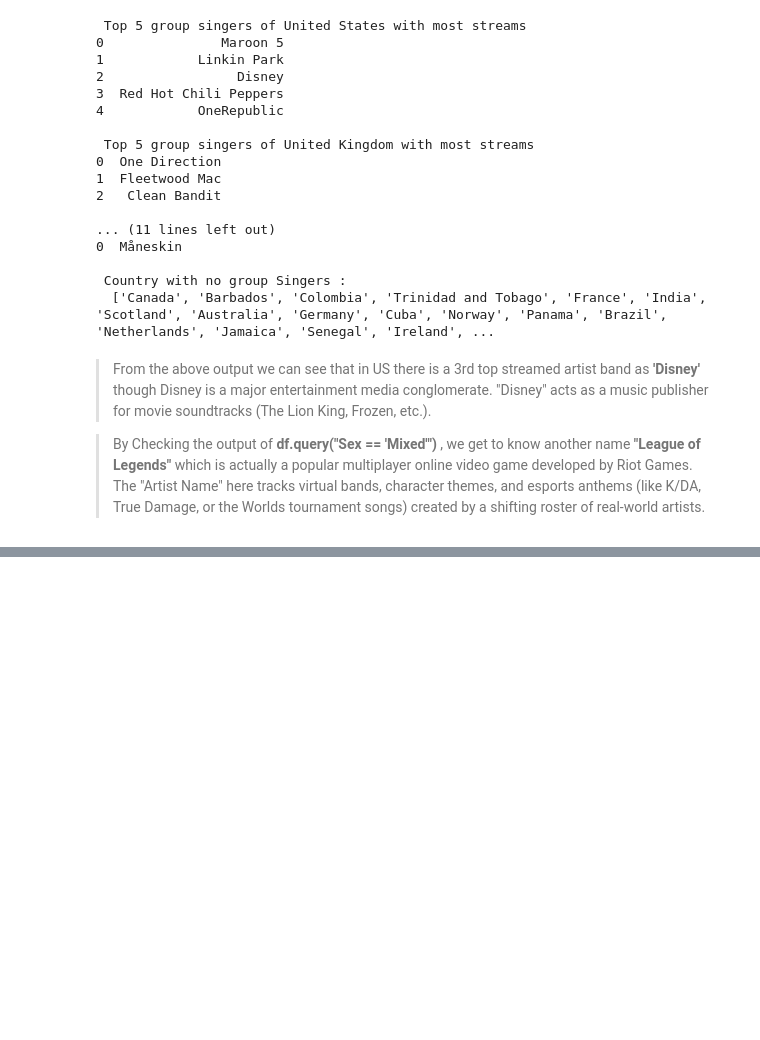
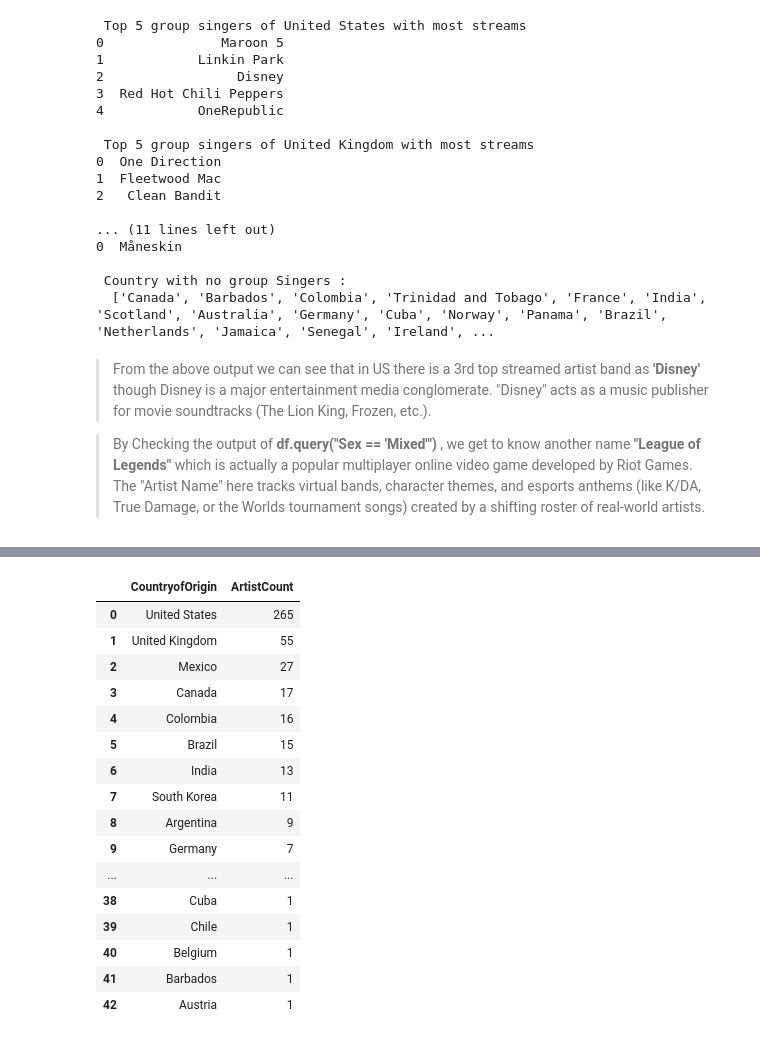
Before and after one commit to satyam2006-cmd/DataForge, a Jupyter notebook: Journey_milestones_and_mini_projects/most-streamed-artist-on-spotify.ipynb, the cells around one changed output, grey strips where cells are left out. Drawn from its saved outputs; the diff is of its cells as text; code cells hidden in the pictures; blank space fills up the shorter version.

Commit message:
Day 38 | Most Streamed Artist (Analysis in Sql) | Version 8

```diff
--- a/Journey_milestones_and_mini_projects/most-streamed-artist-on-spotify.ipynb
+++ b/Journey_milestones_and_mini_projects/most-streamed-artist-on-spotify.ipynb
@@ -417,0 +560,26 @@ df.query("PrimaryGenre == 'Soundtrack' and ArtistType == 'Group' ")
+# %%
+Query = """
+SELECT CountryofOrigin, COUNT(ArtistName) AS ArtistCount
+FROM streams
+GROUP BY CountryofOrigin Order by ArtistCount desc;
+"""
+
+pd.read_sql_query(Query, conn)
+# %% [output]
+|  | CountryofOrigin | ArtistCount |
+| 0 | United States | 265 |
+| 1 | United Kingdom | 55 |
+| 2 | Mexico | 27 |
+| 3 | Canada | 17 |
+| 4 | Colombia | 16 |
+| 5 | Brazil | 15 |
+| 6 | India | 13 |
+| 7 | South Korea | 11 |
+| 8 | Argentina | 9 |
+| 9 | Germany | 7 |
+| ... | ... | ... |
+| 38 | Cuba | 1 |
+| 39 | Chile | 1 |
+| 40 | Belgium | 1 |
+| 41 | Barbados | 1 |
+| 42 | Austria | 1 |
```
Also changed, not shown: parts of 16 cells of this notebook.
